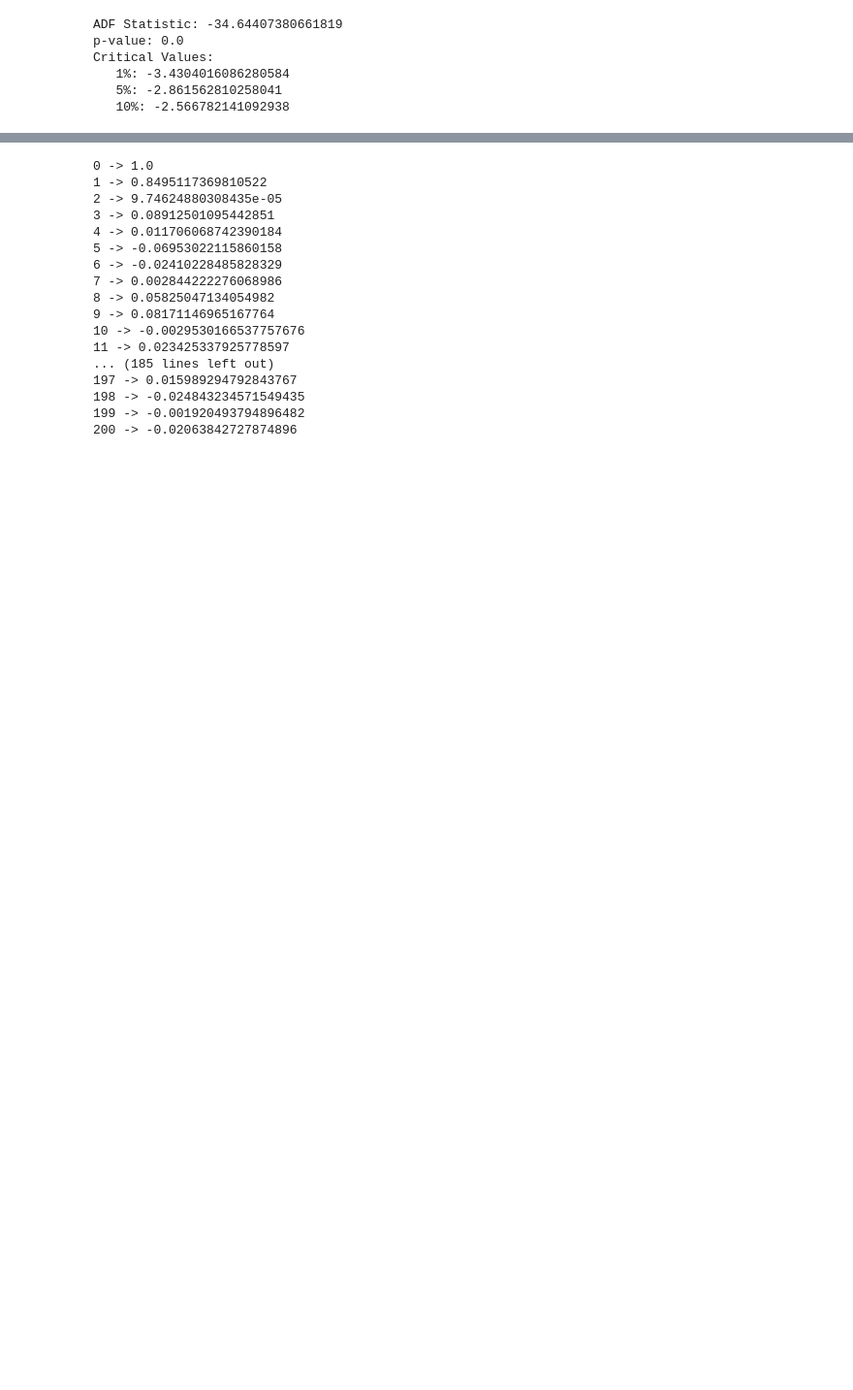
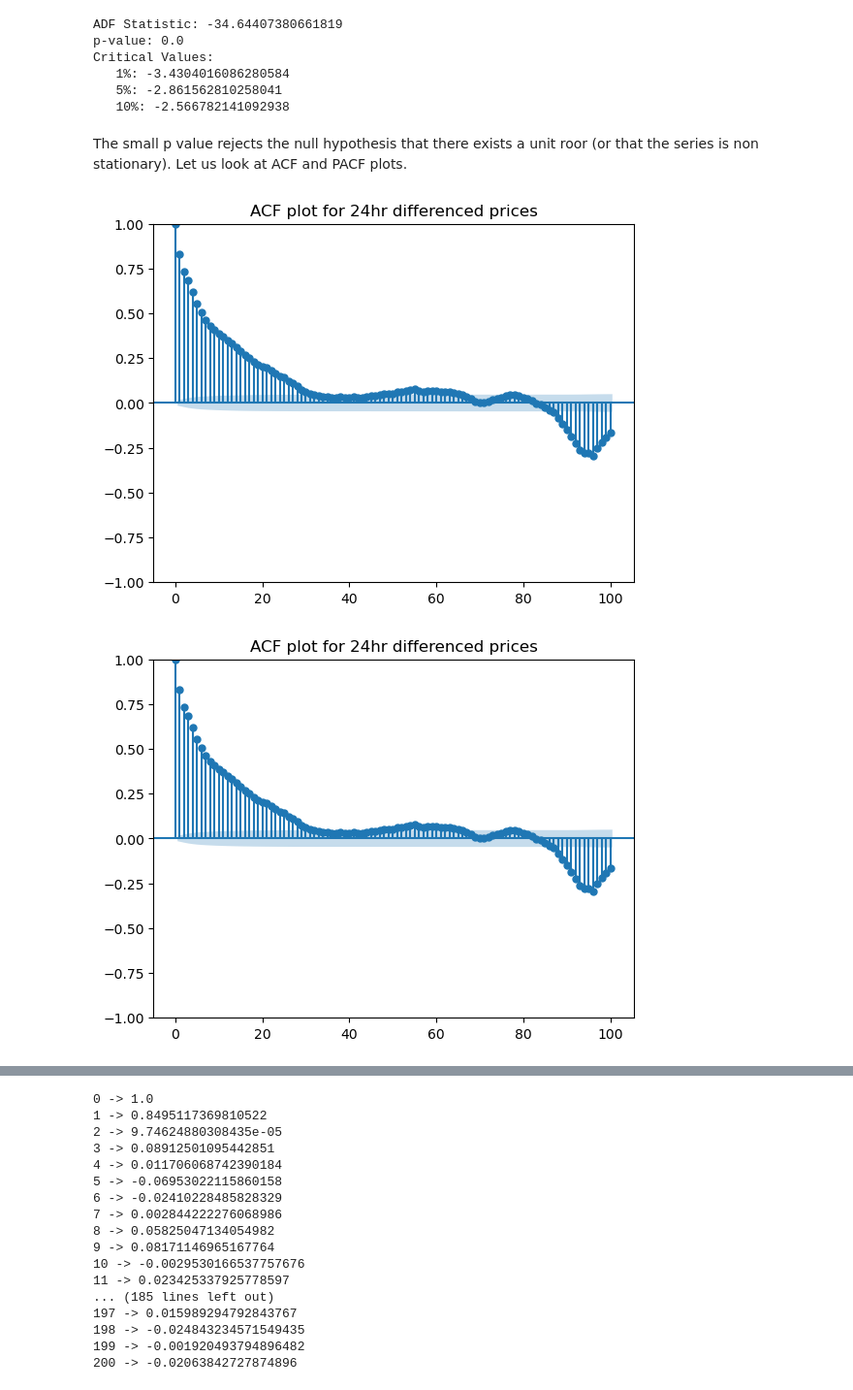
Before and after one commit to shabarishch/PowerPrices, a Jupyter notebook: data_exploration_realtime.ipynb, the cells around one changed output, grey strips where cells are left out. Shown at 97% size. Saved outputs shown, nothing was run; the diff lists cells and outputs as text; code cells hidden in the pictures; blank space fills up the shorter version.

```diff
--- a/data_exploration_realtime.ipynb
+++ b/data_exploration_realtime.ipynb
@@ -178,4 +172,11 @@ Critical Values:
    1%: -3.4304016086280584
    5%: -2.861562810258041
    10%: -2.566782141092938
+# %% [markdown]
+The small p value rejects the null hypothesis that there exists a unit roor (or that the series is non stationary). Let us look at ACF and PACF plots.
+# %%
+statsmodels.graphics.tsaplots.plot_acf(data_15min['NP-15 LMP 24hrdiffs'].iloc[40000:60000].dropna(), lags=100, title="ACF plot for 24hr differenced prices")
+# %% [output]
+[figure, added]
+[figure, added]
 # %%
```
Also changed, not shown: parts of 18 cells of this notebook, 3 other files.
